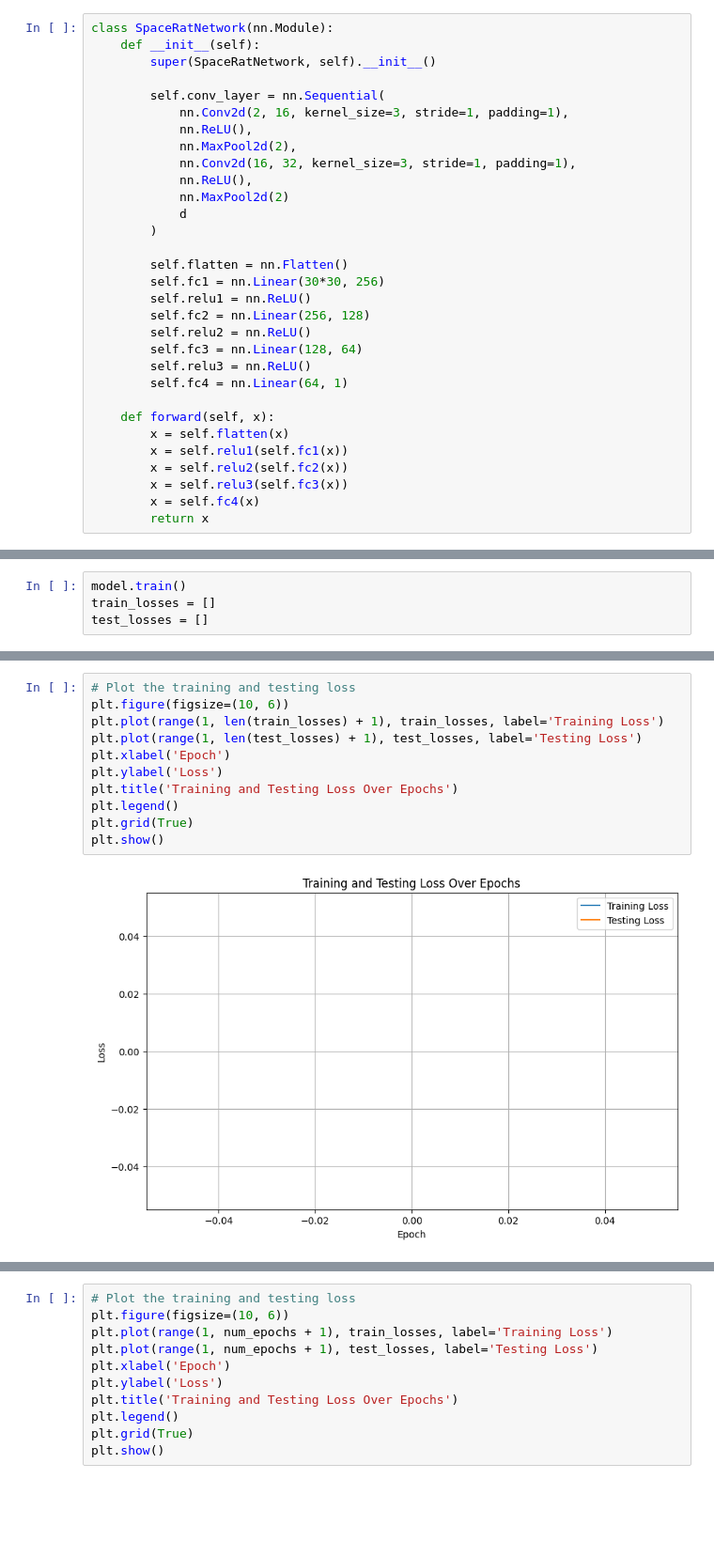
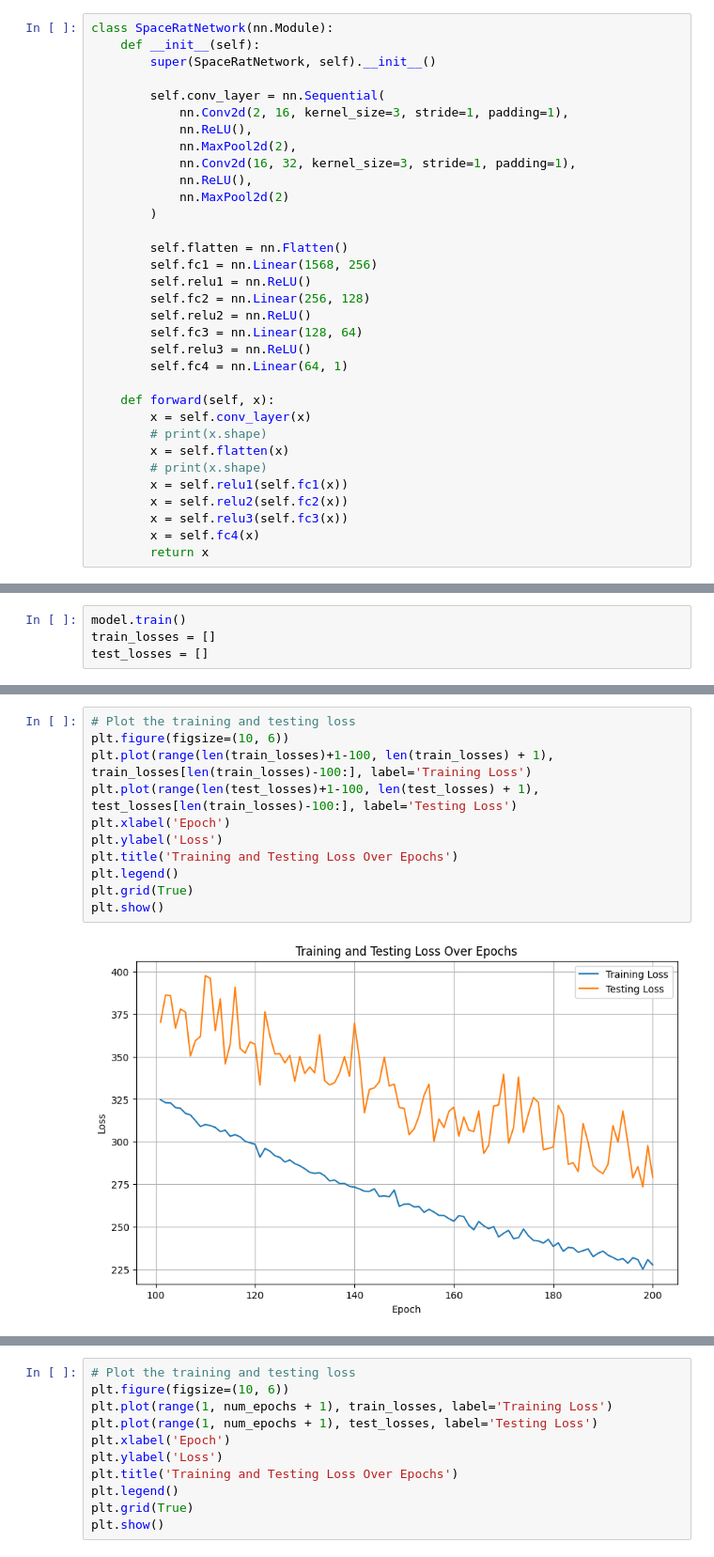
Before and after one commit to christo357/Spacerat_ML, a Jupyter notebook: ml_model_cnn.ipynb, the cells around one changed output, grey strips where cells are left out. Shown: that part at 94% size. Cells and saved outputs as stored; diff of their text form; blank space fills up the shorter version.

```diff
--- a/ml_model_cnn.ipynb
+++ b/ml_model_cnn.ipynb
@@ -67,11 +72,10 @@ class SpaceRatNetwork(nn.Module):
             nn.Conv2d(16, 32, kernel_size=3, stride=1, padding=1),
             nn.ReLU(),
             nn.MaxPool2d(2)
-            d
         )
 
         self.flatten = nn.Flatten()
-        self.fc1 = nn.Linear(30*30, 256)
+        self.fc1 = nn.Linear(1568, 256)
         self.relu1 = nn.ReLU()
         self.fc2 = nn.Linear(256, 128)
         self.relu2 = nn.ReLU()
@@ -80,7 +84,10 @@ class SpaceRatNetwork(nn.Module):
         self.fc4 = nn.Linear(64, 1)
 
     def forward(self, x):
+        x = self.conv_layer(x)
+        # print(x.shape)
         x = self.flatten(x)
+        # print(x.shape)
         x = self.relu1(self.fc1(x))
         x = self.relu2(self.fc2(x))
         x = self.relu3(self.fc3(x))
@@ -149,13 +185,13 @@ RuntimeError: mat1 and mat2 shapes cannot be multiplied (32x1800 and 900x256)
 # %%
 # Plot the training and testing loss
 plt.figure(figsize=(10, 6))
-plt.plot(range(1, len(train_losses) + 1), train_losses, label='Training Loss')
-plt.plot(range(1, len(test_losses) + 1), test_losses, label='Testing Loss')
+plt.plot(range(len(train_losses)+1-100, len(train_losses) + 1), train_losses[len(train_losses)-100:], label='Training Loss')
+plt.plot(range(len(test_losses)+1-100, len(test_losses) + 1), test_losses[len(train_losses)-100:], label='Testing Loss')
 plt.xlabel('Epoch')
 plt.ylabel('Loss')
 plt.title('Training and Testing Loss Over Epochs')
 plt.legend()
 plt.grid(True)
 plt.show()
 # %% [output]
-[figure, old version]
+[figure, new version]
```
Also changed, not shown: parts of 4 cells of this notebook.
